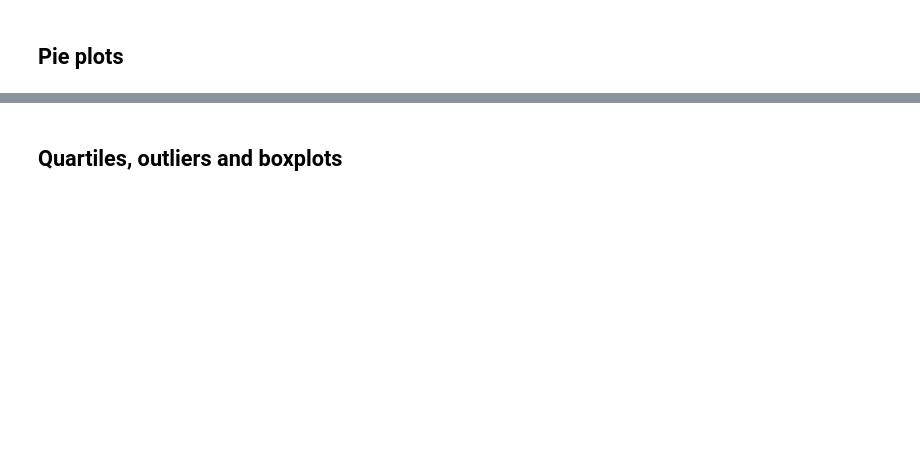
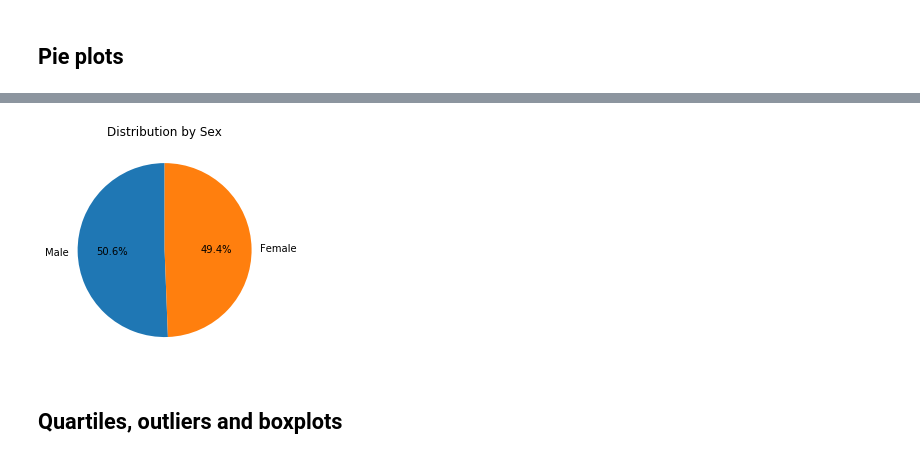
Before and after one commit to tomtav/matplotlib-challenge, a Jupyter notebook: main.ipynb, the cells around one changed output, grey strips where cells are left out. Cells and saved outputs as stored; diff of their text form; code cells hidden in the pictures; blank space fills up the shorter version.

```diff
--- a/main.ipynb
+++ b/main.ipynb
@@ -97,4 +134,16 @@ plt.show()
 # %%
 # Generate a pie plot showing the distribution of female versus male mice using pyplot
+plt.pie(genders, labels=genders.index, autopct='%1.1f%%', startangle=90)
+
+# set title of plot
+plt.title(title)
+
+# clear y axis label
+plt.ylabel('')
+
+# show plot
+plt.show()
+# %% [output]
+[figure, added]
 # %% [markdown]
 ## Quartiles, outliers and boxplots
```
Also changed, not shown: parts of 25 cells of this notebook.
